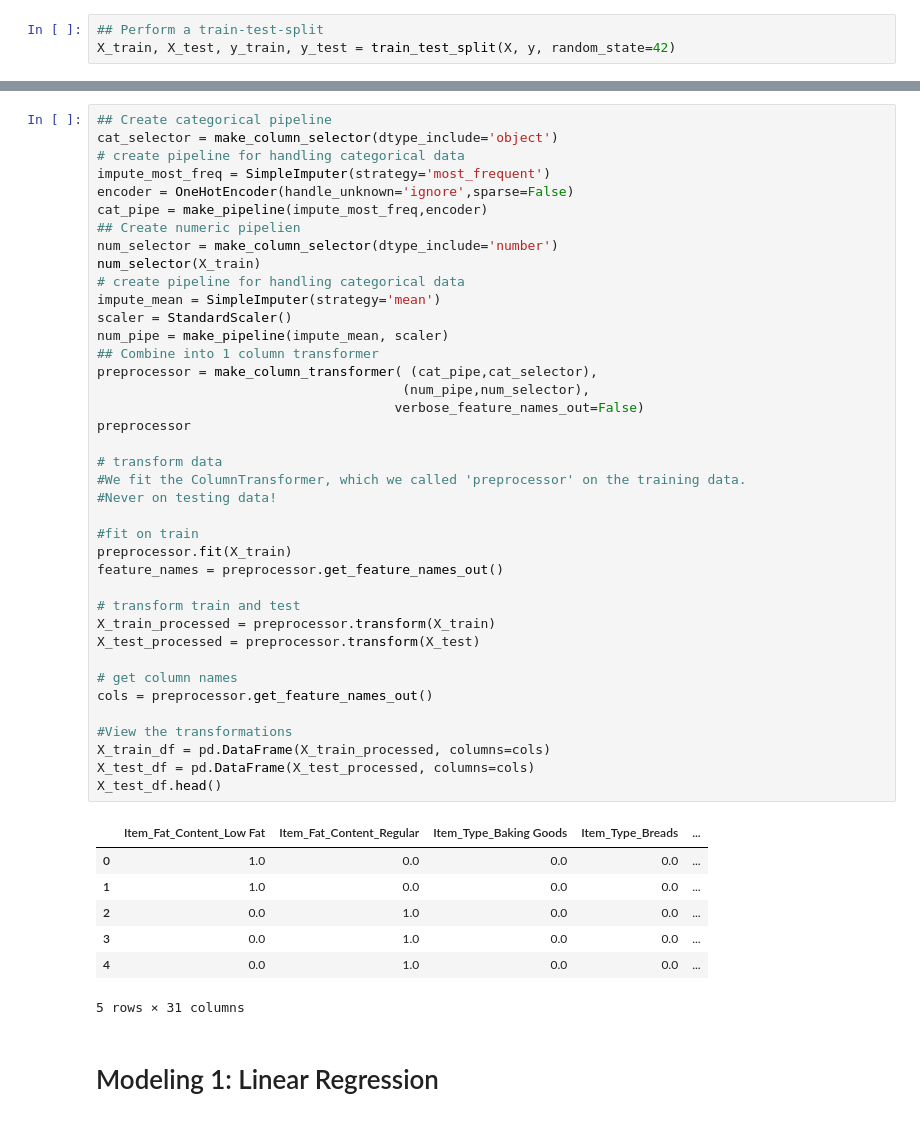
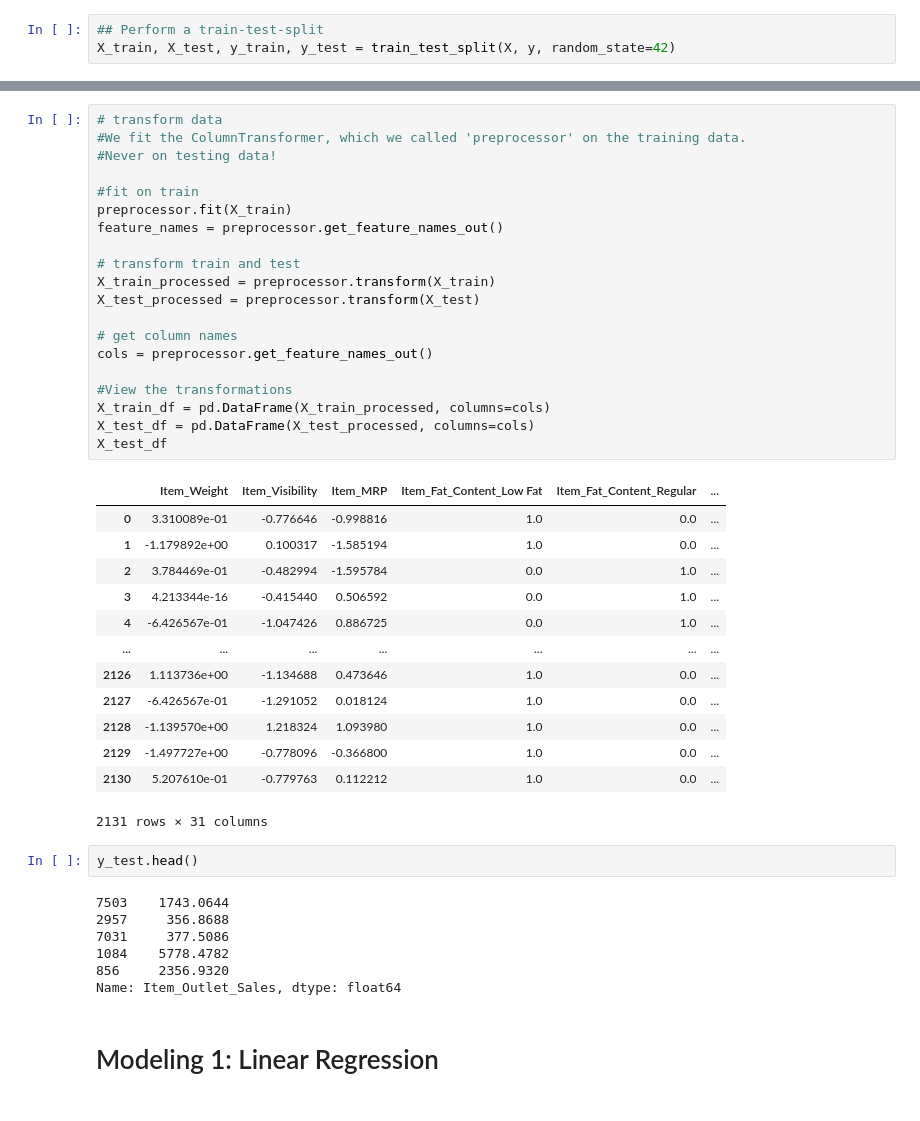
Before and after one commit to hawkeyedatatsai/food-sales-predictions, a Jupyter notebook: Project 1 - Revisited.ipynb, the cells around one changed output, grey strips where cells are left out. Saved outputs shown, nothing was run; the diff lists cells and outputs as text.

```diff
--- a/Project 1 - Revisited.ipynb
+++ b/Project 1 - Revisited.ipynb
@@ -156,50 +201,46 @@ X_train, X_test, y_train, y_test = train_test_split(X, y, random_state=42)
 # %%
-## Create categorical pipeline
-cat_selector = make_column_selector(dtype_include='object')
-# create pipeline for handling categorical data
-impute_most_freq = SimpleImputer(strategy='most_frequent')
-encoder = OneHotEncoder(handle_unknown='ignore',sparse=False)
-cat_pipe = make_pipeline(impute_most_freq,encoder)
-## Create numeric pipelien
-num_selector = make_column_selector(dtype_include='number')
-num_selector(X_train)
-# create pipeline for handling categorical data
-impute_mean = SimpleImputer(strategy='mean')
-scaler = StandardScaler()
-num_pipe = make_pipeline(impute_mean, scaler)
-## Combine into 1 column transformer
-preprocessor = make_column_transformer( (cat_pipe,cat_selector),
-                                       (num_pipe,num_selector),
-                                      verbose_feature_names_out=False)
-preprocessor
-
 # transform data
 #We fit the ColumnTransformer, which we called 'preprocessor' on the training data.
 #Never on testing data!
 
 #fit on train
 preprocessor.fit(X_train)
 feature_names = preprocessor.get_feature_names_out()
 
 # transform train and test
 X_train_processed = preprocessor.transform(X_train)
 X_test_processed = preprocessor.transform(X_test)
 
 # get column names
 cols = preprocessor.get_feature_names_out()
 
 #View the transformations
 X_train_df = pd.DataFrame(X_train_processed, columns=cols)
 X_test_df = pd.DataFrame(X_test_processed, columns=cols)
-X_test_df.head()
+X_test_df
 # %% [output]
-|  | Item_Fat_Content_Low Fat | Item_Fat_Content_Regular | Item_Type_Baking Goods | Item_Type_Breads | ... |
-| 0 | 1.0 | 0.0 | 0.0 | 0.0 | ... |
-| 1 | 1.0 | 0.0 | 0.0 | 0.0 | ... |
-| 2 | 0.0 | 1.0 | 0.0 | 0.0 | ... |
-| 3 | 0.0 | 1.0 | 0.0 | 0.0 | ... |
-| 4 | 0.0 | 1.0 | 0.0 | 0.0 | ... |
+|  | Item_Weight | Item_Visibility | Item_MRP | Item_Fat_Content_Low Fat | Item_Fat_Content_Regular | ... |
+| 0 | 3.310089e-01 | -0.776646 | -0.998816 | 1.0 | 0.0 | ... |
+| 1 | -1.179892e+00 | 0.100317 | -1.585194 | 1.0 | 0.0 | ... |
+| 2 | 3.784469e-01 | -0.482994 | -1.595784 | 0.0 | 1.0 | ... |
+| 3 | 4.213344e-16 | -0.415440 | 0.506592 | 0.0 | 1.0 | ... |
+| 4 | -6.426567e-01 | -1.047426 | 0.886725 | 0.0 | 1.0 | ... |
+| ... | ... | ... | ... | ... | ... | ... |
+| 2126 | 1.113736e+00 | -1.134688 | 0.473646 | 1.0 | 0.0 | ... |
+| 2127 | -6.426567e-01 | -1.291052 | 0.018124 | 1.0 | 0.0 | ... |
+| 2128 | -1.139570e+00 | 1.218324 | 1.093980 | 1.0 | 0.0 | ... |
+| 2129 | -1.497727e+00 | -0.778096 | -0.366800 | 1.0 | 0.0 | ... |
+| 2130 | 5.207610e-01 | -0.779763 | 0.112212 | 1.0 | 0.0 | ... |
-5 rows × 31 columns
+2131 rows × 31 columns
+# %%
+y_test.head()
+# %% [output]
+7503    1743.0644
+2957     356.8688
+7031     377.5086
+1084    5778.4782
+856     2356.9320
+Name: Item_Outlet_Sales, dtype: float64
 # %% [markdown]
 # Modeling 1: Linear Regression
 # %% [markdown]
```
Also changed, not shown: parts of 8 cells of this notebook, 7 other files.
